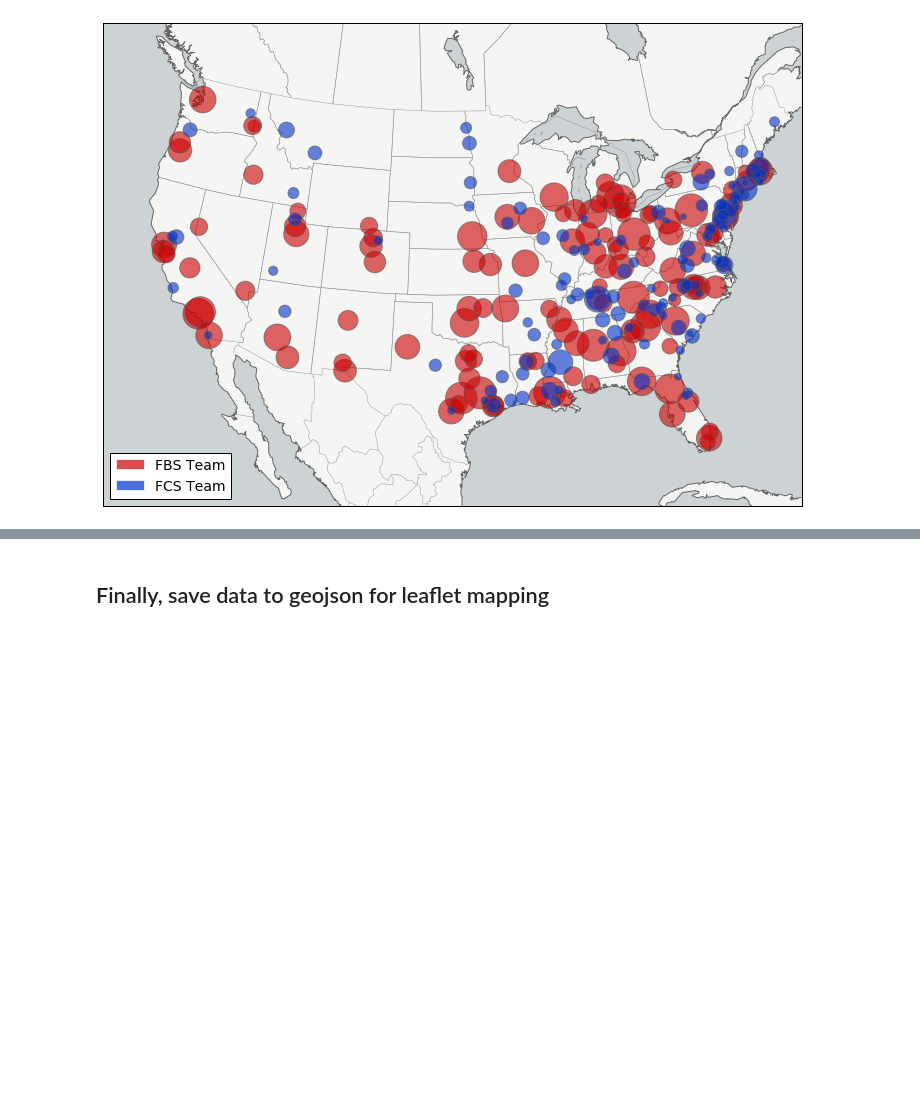
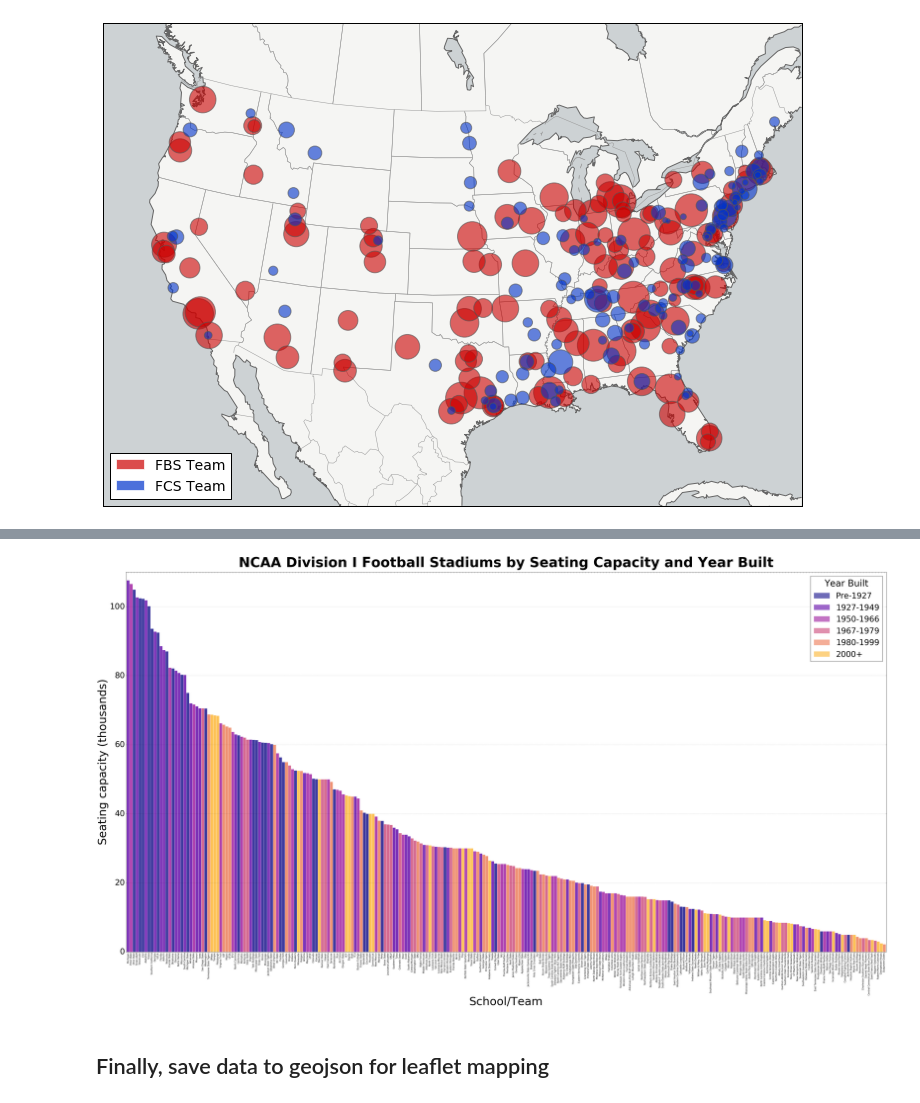
Before and after one commit to gboeing/data-visualization, a Jupyter notebook: ncaa-football-stadiums/visualize-football-stadiums.ipynb, the cells around one changed output, grey strips where cells are left out. Saved outputs shown, nothing was run; the diff lists cells and outputs as text; code cells hidden in the pictures; blank space fills up the shorter version.

```diff
--- a/ncaa-football-stadiums/visualize-football-stadiums.ipynb
+++ b/ncaa-football-stadiums/visualize-football-stadiums.ipynb
@@ -245,3 +298,47 @@ plt.show()
+# %%
+title_font = fm.FontProperties(family='Bitstream Vera Sans', style='normal', size=60, weight='bold', stretch='normal')
+label_font = fm.FontProperties(family='Bitstream Vera Sans', style='normal', size=50, weight='normal', stretch='normal')
+ticks_font = fm.FontProperties(family='Bitstream Vera Sans', style='normal', size=35, weight='normal', stretch='normal')
+# %%
+df_plot = df.sort_values(by='capacity', ascending=False)
+df_plot = df_plot.set_index('team')
+df_plot['capacity'] = df_plot['capacity'] / 1000
+# %%
+year_ranges = [(0,1926), (1927,1949), (1950,1966), (1967,1979), (1980,2000), (2000,2100)]
+year_range_labels = ['Pre-1927', '1927-1949', '1950-1966', '1967-1979', '1980-1999', '2000+']
+bins = len(year_ranges)
+color_map = cm.get_cmap('plasma')
+increments = [x/float(bins) for x in range(bins)]
+color_list = color_map(increments).tolist()
+# %%
+def get_color(year):
+    for yr, i in zip(year_ranges, range(len(year_ranges))):
+        if year >= yr[0] and year <= yr[1]:
+            return color_list[i]
+
+colors = df_plot.sort_values(by='capacity', ascending=False)['built'].map(get_color)
+# %%
+ax = df_plot['capacity'].plot(kind='bar', figsize=[60, 30], width=1, alpha=0.8, color=colors, edgecolor='w')
+ax.yaxis.grid(True)
+ax.set_ylim([0, 110])
+for label in ax.get_yticklabels():
+    label.set_fontproperties(ticks_font)
+ax.set_xlabel('School/Team', fontproperties=label_font)
+ax.set_ylabel('Seating capacity (thousands)', fontproperties=label_font)
+ax.set_title('NCAA Division I Football Stadiums by Seating Capacity and Year Built', fontproperties=title_font, y=1.01)
+
+# add a legend
+legend_patches = []
+for color, label in zip(color_list, year_range_labels):
+    patch = mpatches.Patch(fc=color, alpha=0.6, ec='w', label=label)
+    legend_patches.append(patch)
+legend = ax.legend(handles=legend_patches, title='Year Built', prop={'size':35})
+plt.setp(legend.get_title(), fontsize=40)
+
+plt.savefig('images/stadiums-year-capacity-bar.png', dpi=dpi, bbox_inches='tight', pad_inches=0.5)
+plt.show()
+# %% [output]
+[figure, added]
 # %% [markdown]
 ## Finally, save data to geojson for leaflet mapping
 # %%
```
Also changed, not shown: parts of 17 cells of this notebook, 6 other files.
